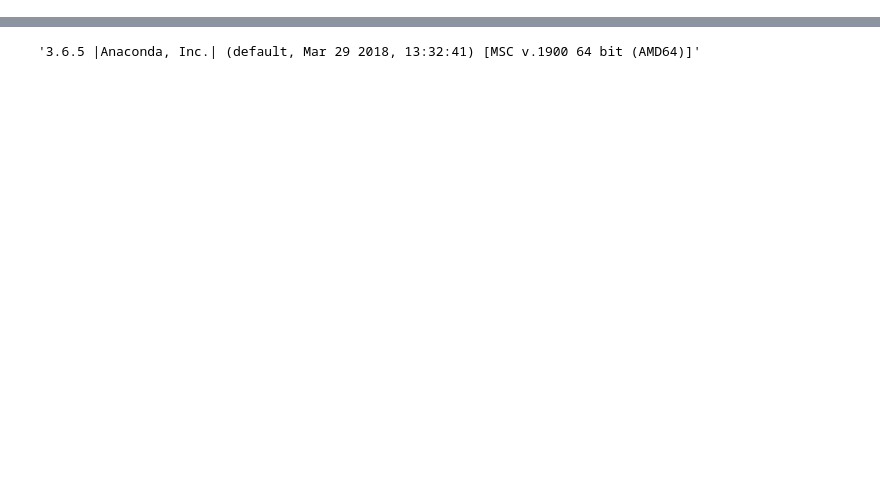
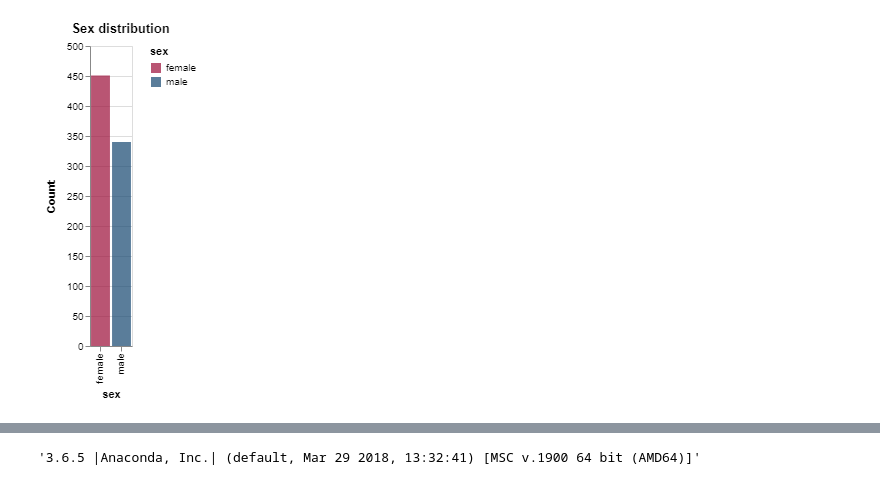
Before and after one commit to kohleman/genentech_floodlight, a Jupyter notebook: genentech_floodlight.ipynb, the cells around one changed output, grey strips where cells are left out. Saved outputs shown, nothing was run; the diff lists cells and outputs as text; code cells hidden in the pictures; blank space fills up the shorter version.

```diff
--- a/genentech_floodlight.ipynb
+++ b/genentech_floodlight.ipynb
@@ -117,0 +140,20 @@ array([1966, 1964, 1963, 1997, 1972, 1990, 1974, 1971, 1982, 1978, 1969,
+# %%
+scale = alt.Scale(domain=['female', 'male'],
+                  range=['#9c0d38', '#14476F'])
+
+chart = alt.Chart(unique_individuals).mark_bar().encode(
+    x=alt.Y('participantSex:N',
+        axis=alt.Axis(title="sex")
+    ),
+    y=alt.Y('count():Q',
+        axis=alt.Axis(title="Count")
+    ),
+    color=alt.Color('participantSex', legend=alt.Legend(title='sex'), scale=scale),
+    opacity=alt.value(0.7),
+
+).properties(
+    title='Sex distribution')
+
+chart
+# %% [output]
+[figure, added]
```
Also changed, not shown: parts of 40 cells of this notebook.
